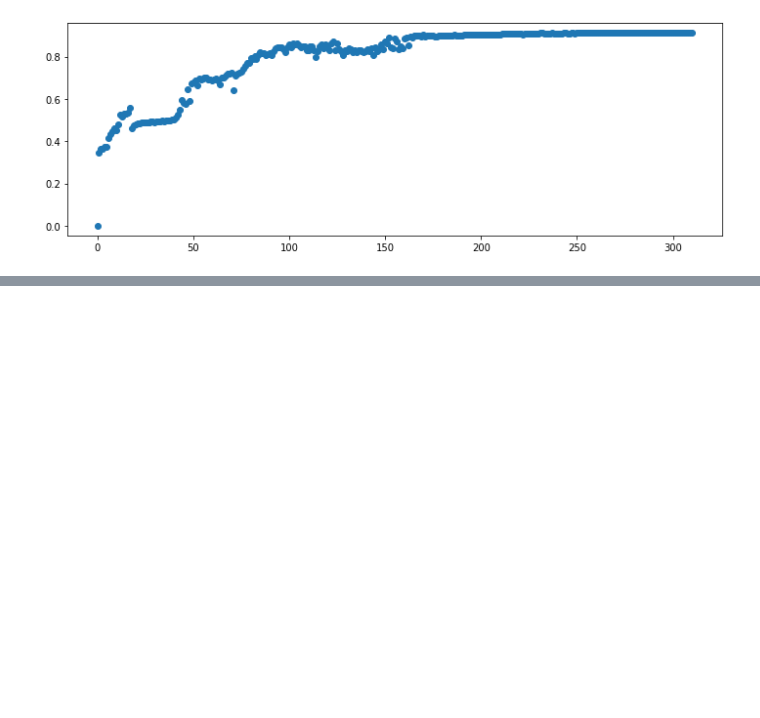
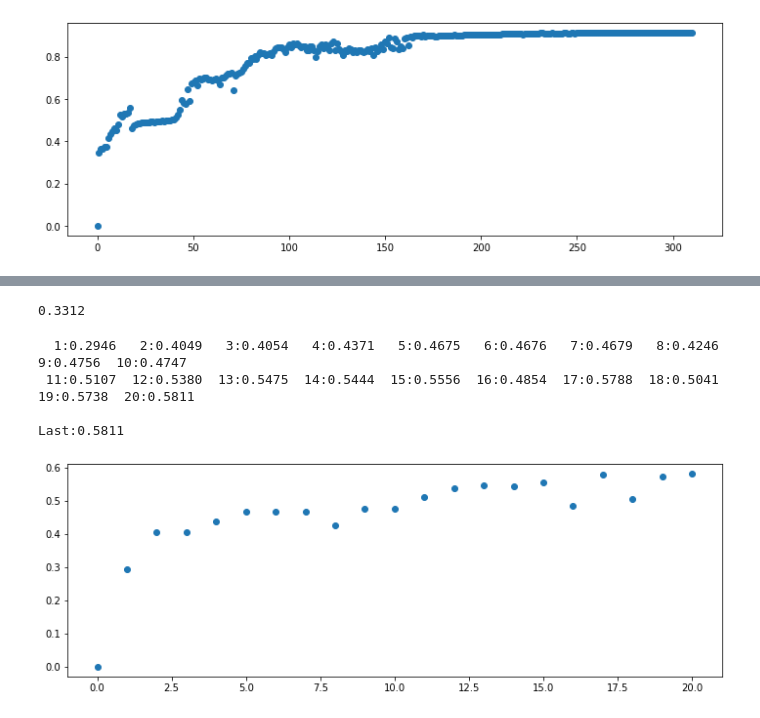
Before and after one commit to Aravinda89/fastai_bootcamp, a Jupyter notebook: BC2_1_MNIST_scratch.ipynb, the cells around one changed output, grey strips where cells are left out. Saved outputs shown, nothing was run; the diff lists cells and outputs as text; code cells hidden in the pictures; blank space fills up the shorter version.

```diff
--- a/BC2_1_MNIST_scratch.ipynb
+++ b/BC2_1_MNIST_scratch.ipynb
@@ -755,0 +776,31 @@ Last:0.9124
+# %%
+shuffle(dset)
+dl = DataLoader(dset, batch_size=256)
+valid_dl = DataLoader(valid_dset, batch_size=5)
+
+w1 = init_params((28*28, 128))
+b1 = init_params(128)
+w2 = init_params((128, 64))
+b2 = init_params(64)
+w3 = init_params((64, 10))
+b3 = init_params(10)
+
+lr = 1
+params = w1, b1, w2, b2
+
+metric_results = {}
+metric_results['epochs'] = [0]
+metric_results['values'] = [0]
+
+train_epoch(model, lr, params)
+validate_epoch(classifier)
+# %% [output]
+0.3312
+# %%
+metric_results = run_n_epochs(model, lr, params, 20)
+# %% [output]
+  1:0.2946   2:0.4049   3:0.4054   4:0.4371   5:0.4675   6:0.4676   7:0.4679   8:0.4246   9:0.4756  10:0.4747
+ 11:0.5107  12:0.5380  13:0.5475  14:0.5444  15:0.5556  16:0.4854  17:0.5788  18:0.5041  19:0.5738  20:0.5811
+
+Last:0.5811
+[figure, added]
```
Also changed, not shown: parts of 16 cells of this notebook.
